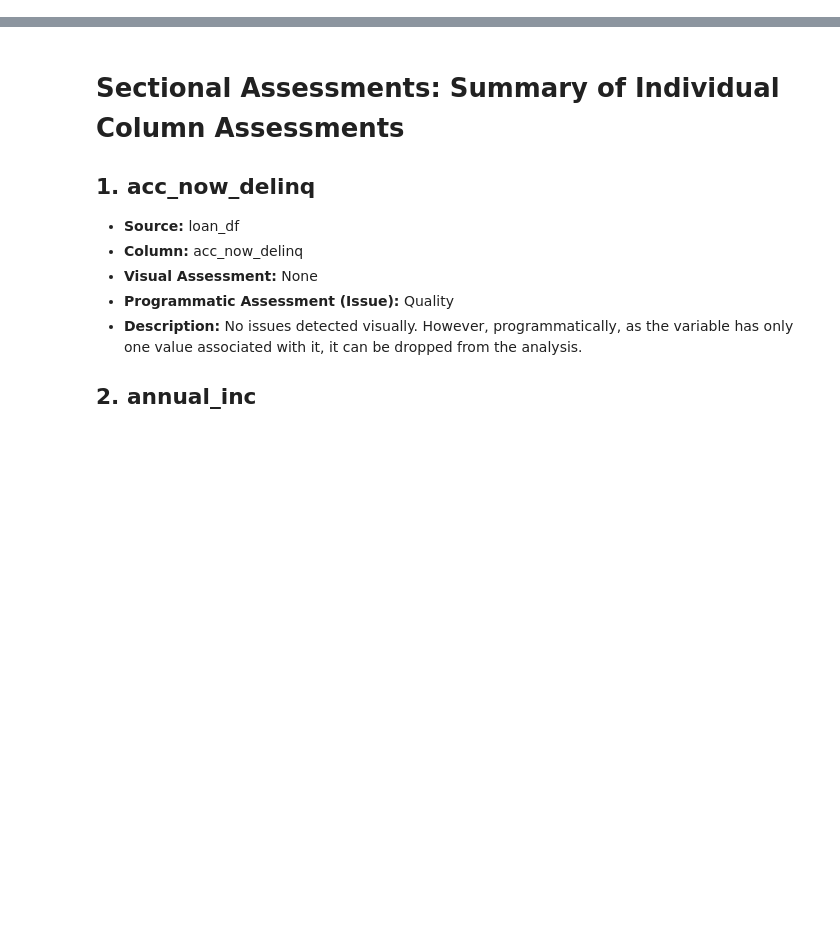
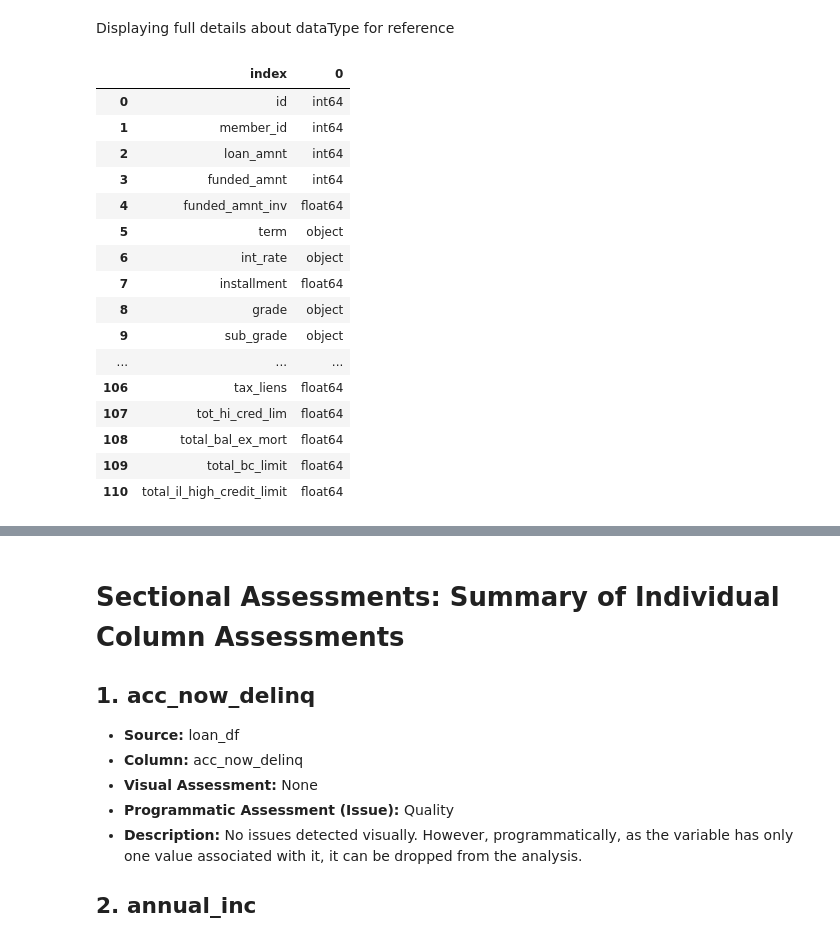
Before and after one commit to SouhardyaBiswas/Lending_Club_CaseStudy, a Jupyter notebook: code/Lending_Club_Case_Study.ipynb, the cells around one changed output, grey strips where cells are left out. Cells and saved outputs as stored; diff of their text form; code cells hidden in the pictures; blank space fills up the shorter version.

```diff
--- a/code/Lending_Club_Case_Study.ipynb
+++ b/code/Lending_Club_Case_Study.ipynb
@@ -43,17 +0,0 @@ Data Load: Successful
-# %%
-# Import data from Excel file
-file_path = '/Users/mit/Documents/IIITB/Lending_Club_CaseStudy/Lending_Club_CaseStudy/dataset/Data_Dictionary.xlsx'
-
-try:
-    info_df = pd.read_excel(file_path)
-    print('Data Load: Successful')
-except FileNotFoundError:
-    print(f'Error: File "{file_path}" not found.')
-except pd.errors.EmptyDataError:
-    print(f'Error: File "{file_path}" is empty.')
-except pd.errors.ParserError:
-    print(f'Error: Unable to parse data from file "{file_path}". Check the file format.')
-except Exception as e:
-    traceback.print_exc()
-    print(f'Error: An unexpected error occurred while loading data. {str(e)}')
-    print('Data Load: Failure')
@@ -590,0 +148,23 @@ verification_status  38577      3  Not Verified  16694
+# %% [markdown]
+Displaying full details about dataType for reference
+# %%
+
+pd.DataFrame(loanData.dtypes).reset_index().style
+# %% [output]
+|  | index | 0 |
+| 0 | id | int64 |
+| 1 | member_id | int64 |
+| 2 | loan_amnt | int64 |
+| 3 | funded_amnt | int64 |
+| 4 | funded_amnt_inv | float64 |
+| 5 | term | object |
+| 6 | int_rate | object |
+| 7 | installment | float64 |
+| 8 | grade | object |
+| 9 | sub_grade | object |
+| ... | ... | ... |
+| 106 | tax_liens | float64 |
+| 107 | tot_hi_cred_lim | float64 |
+| 108 | total_bal_ex_mort | float64 |
+| 109 | total_bc_limit | float64 |
+| 110 | total_il_high_credit_limit | float64 |
```
Also changed, not shown: parts of 104 cells of this notebook.
